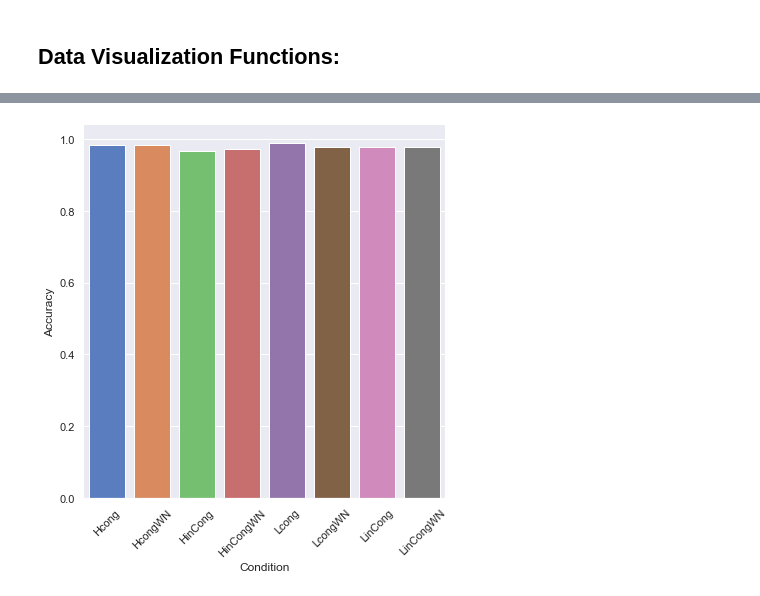
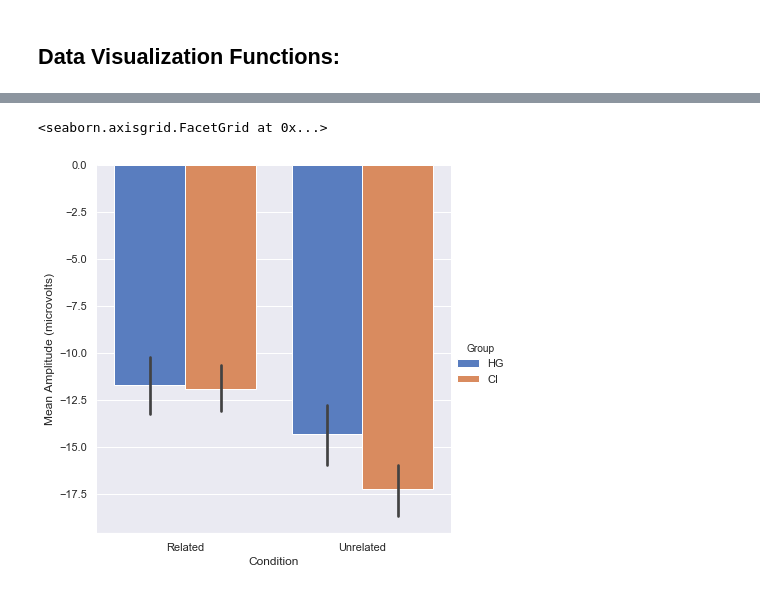
Before and after one commit to sheaduarte/PSC-290-Python-Final-Project, a Jupyter notebook: data_vis_functions.ipynb, the cells around one changed output, grey strips where cells are left out. Cells and saved outputs as stored; diff of their text form; code cells hidden in the pictures.

```diff
--- a/data_vis_functions.ipynb
+++ b/data_vis_functions.ipynb
@@ -18,0 +19,2 @@ import pandas as pd
+# %%
+datafname = 'poster_data.csv'
@@ -50,0 +42,8 @@ alt.Chart(source).mark_bar().encode(alt.X(y,title= ylab, bin = True), y = 'count
+# %%
+x = ['Condition', 'Group','Region', 'Age_mos']
+xlab = ['Condition', 'Group','Region', 'Age (months)']
+y = ['MNA']
+ylab = ['Mean Amplitude (microvolts)']
+tt_interactive = ['Subject', 'Age_mos', 'Bilingual', 'TiS_months'] # these are values that will be reported on a point in interactive altair plots
+#factors = (or this could be where you list out different condition names, etc)
+#factors_lab =
@@ -51,18 +73,19 @@ alt.Chart(source).mark_bar().encode(alt.X(y,title= ylab, bin = True), y = 'count
 # %%
-# Plot mean differences in Y across different Xs (option for groups):
-
-import seaborn as sns
-sns.set(style="darkgrid", palette = 'muted')
-
-g = sns.catplot(x=x[0], y=y,
-                # hue=x[1], use this to group, if needed
+def bar_graph(df,x,y,z):
+    g = sns.catplot(x=x, y=y,
+                hue=z, # use this to group, if needed
                 data=df,
                 height=6, kind="bar")
-g.despine(left=True)
-g.set_ylabels(ylab)
-g.set_xlabels(xlab[0])
-g.set_xticklabels(rotation=45)
-g.set_titles('Mean Differences in '+ylab)
-g.savefig(output_directory+ 'Mean Differences in '+y+'.png')
+    g.despine(left=True)
+    g.set_ylabels(ylab[0])
+    g.set_xlabels(xlab[0])
+    #g.set_xticklabels(rotation=45) #can turn off if you don't need axes rotated
+    g.set_titles('Mean Differences in '+ylab[0])
+    g.savefig(output_directory+ 'Mean Differences in '+y+'.png')
+    return g
+
+# test case:
+bar_graph(df,x[0],y[0],x[1])
 # %% [output]
+<seaborn.axisgrid.FacetGrid at 0x...>
-[figure, old version]
+[figure, new version]
```
Also changed, not shown: parts of 27 cells of this notebook.
